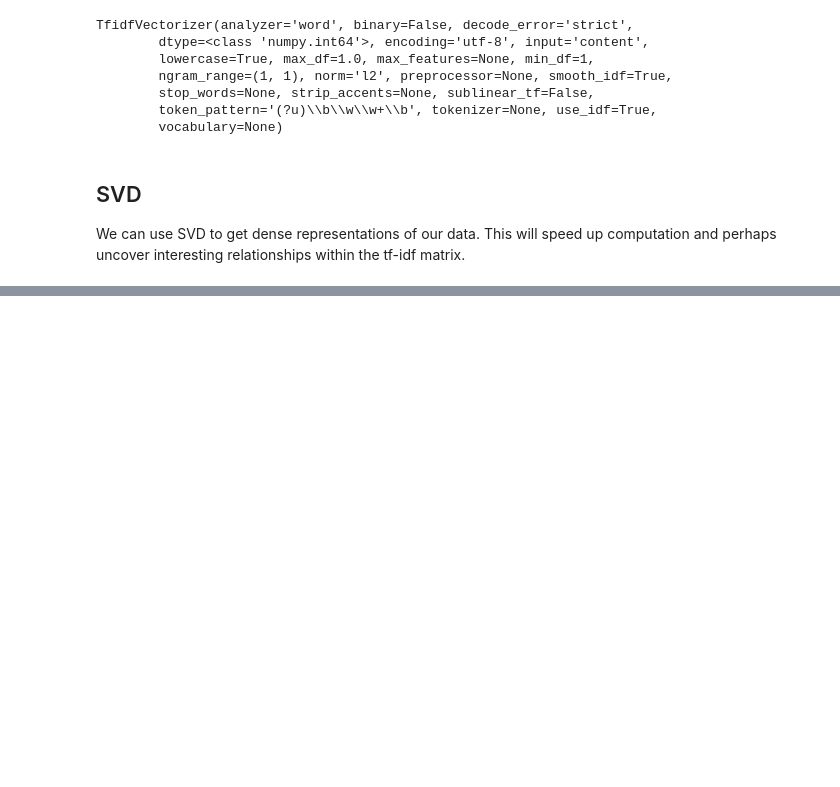
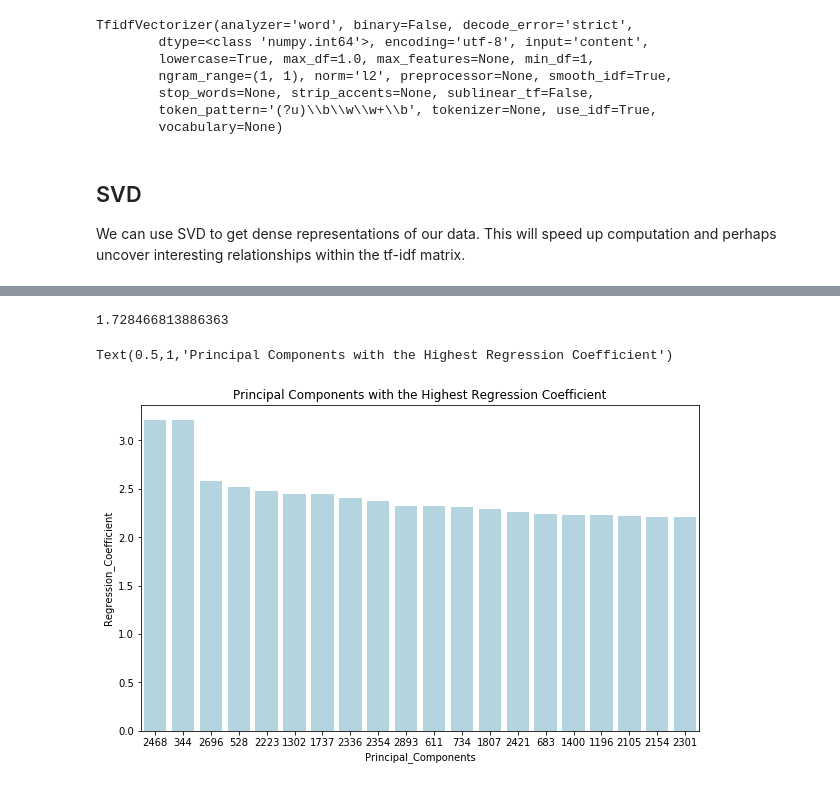
Before and after one commit to itaher1995/WineReviewsDataset, a Jupyter notebook: wine-reviews.ipynb, the cells around one changed output, grey strips where cells are left out. Saved outputs shown, nothing was run; the diff lists cells and outputs as text; code cells hidden in the pictures; blank space fills up the shorter version.

```diff
--- a/wine-reviews.ipynb
+++ b/wine-reviews.ipynb
@@ -212,0 +267,19 @@ lasso_RS.fit(X_train_SVD,y_train)
+# %%
+# actual model
+
+model = Ridge(alpha=ridge_RS.best_params_['alpha'])
+model.fit(trainSVD,y_train)
+y_pred = model.predict(testSVD)
+mean_absolute_error(y_true=y_test,y_pred=y_pred)
+# %% [output]
+1.728466813886363
+# %%
+coefs = pd.Series(np.abs(model.coef_)).reset_index().rename(columns={'index':'Principal_Components',0:'Regression_Coefficient'})
+coefs['Principal_Components']=coefs['Principal_Components'].apply(str)
+coefs = coefs.sort_values('Regression_Coefficient',ascending=False)[:20]
+plt.figure(figsize=(10,6))
+sns.barplot(data=coefs,x='Principal_Components',y='Regression_Coefficient',order=coefs['Principal_Components'],color='lightblue')
+plt.title('Principal Components with the Highest Regression Coefficient')
+# %% [output]
+Text(0.5,1,'Principal Components with the Highest Regression Coefficient')
+[figure, added]
```
Also changed, not shown: parts of 35 cells of this notebook.
